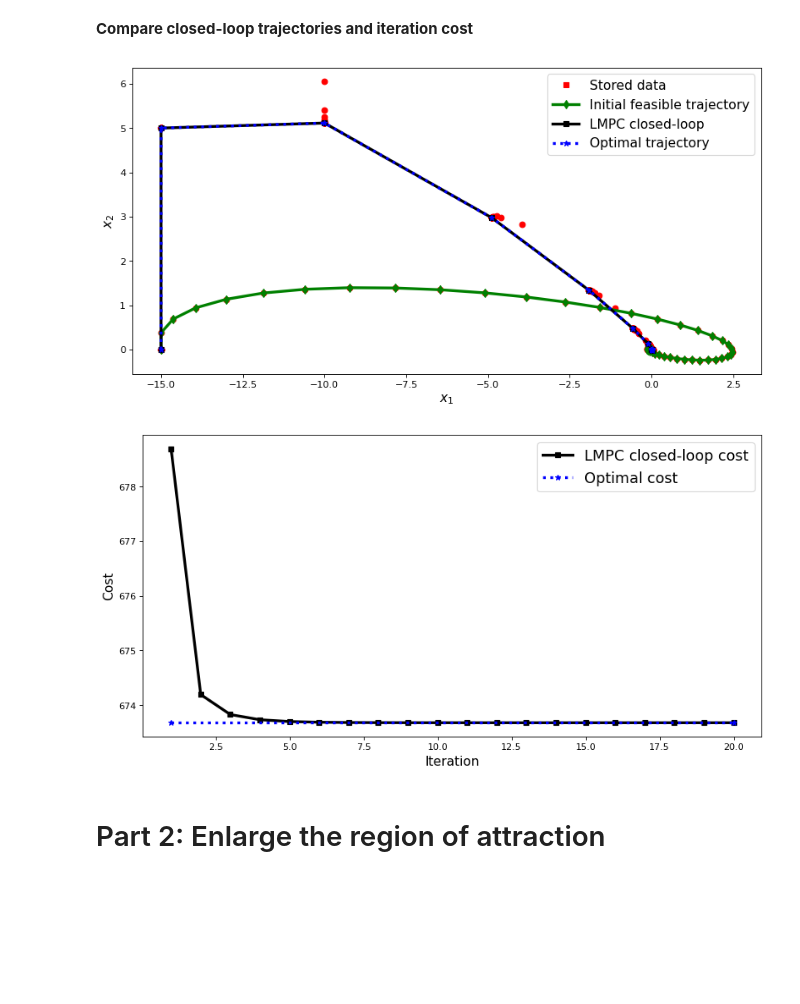
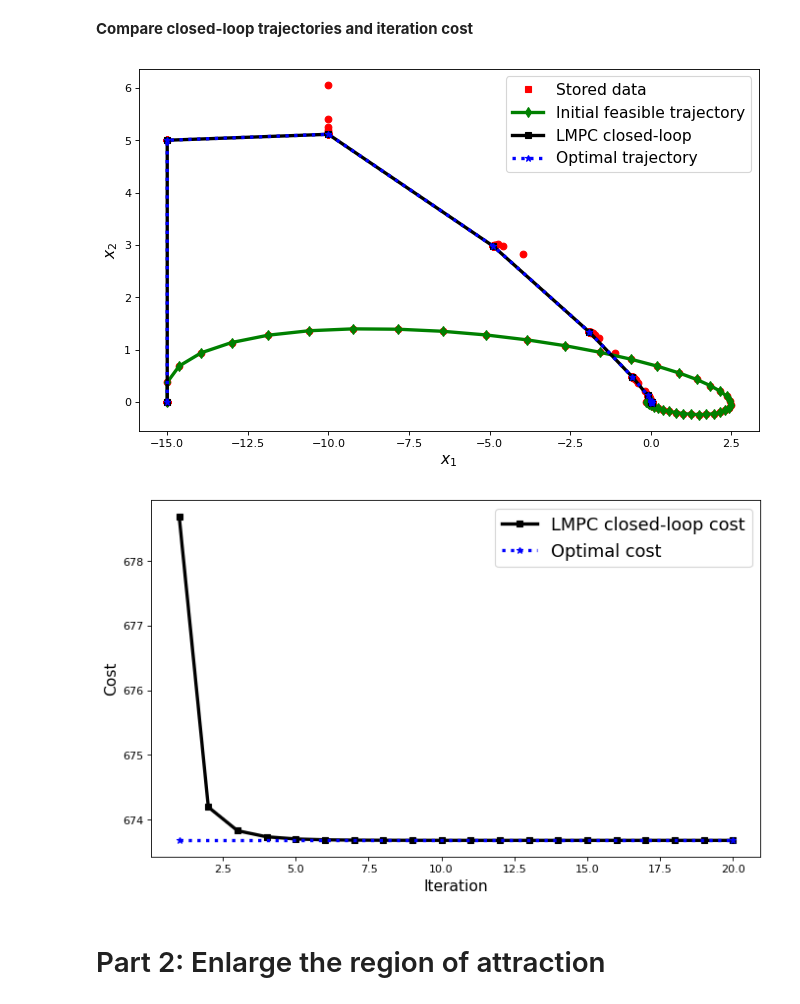
Before and after one commit to urosolia/Learning_Robust_MPC, a Jupyter notebook: Chapter_4/Ex1_LMPC_for_double_integrator/Ex1_LMPC_for_double_integrator.ipynb, the cells around one changed output. Cells and saved outputs as stored; diff of their text form; code cells hidden in the pictures; blank space fills up the shorter version.

Commit message:
working version of all LMPC examples

```diff
--- a/Chapter_4/Ex1_LMPC_for_double_integrator/Ex1_LMPC_for_double_integrator.ipynb
+++ b/Chapter_4/Ex1_LMPC_for_double_integrator/Ex1_LMPC_for_double_integrator.ipynb
@@ -77,7 +105,7 @@ plt.show()
 # Initialize LMPC object
 N_LMPC = 3 # horizon length
 Q1 = 0.01*Q
-lmpc = LMPC(N_LMPC, A, B, Q1, Q, R, x_max, u_max) # Initialize the LMPC (decide if you wanna use the CVX hull)
+lmpc = LMPC_CS(N_LMPC, A, B, Q1, Q, R, x_max, u_max) # Initialize the LMPC (decide if you wanna use the CVX hull)
 lmpc.addTrajectory(xcl_feasible, ucl_feasible) # Add feasible trajectory to the safe set
 
 totalIterations = 20 # Number of iterations to perform
@@ -144,27 +172,28 @@ Optimal cost is:  673.676653449659
 **Compare closed-loop trajectories and iteration cost**
 # %%
 it = len(lmpc.it_cost)
-plt.figure(figsize=(12, 6), dpi=80)
+plt.figure(figsize=(10, 6), dpi=80)
 plt.plot(lmpc.SS[0,:], lmpc.SS[1,:], 'or')
 plt.plot(0, 0, 'sr', label='Stored data')
 plt.plot(np.array(xcl_feasible).T[0,:], np.array(xcl_feasible).T[1,:], '-dg', linewidth=3, label='Initial feasible trajectory')
 plt.plot(np.array(xcl).T[0,:], np.array(xcl).T[1,:], '-sk', linewidth=3, label='LMPC closed-loop')
 plt.plot(xOpt[0,:], xOpt[1,:], ':*b', linewidth=3, label='Optimal trajectory')
 plt.legend(fontsize=14)
 plt.xlabel('$x_1$', fontsize=14)
 plt.ylabel('$x_2$', fontsize=14)
 plt.show()
 
-plt.figure(figsize=(12, 6), dpi=80)
+plt.figure(figsize=(10, 6), dpi=80)
 plt.plot(np.arange(1, len(lmpc.it_cost)), lmpc.it_cost[1:], '-sk', linewidth=3, label='LMPC closed-loop cost')
 plt.plot([1, len(lmpc.it_cost)-1], [costOpt[0], costOpt[0]], ':*b', linewidth=3, label='Optimal cost')
 plt.legend(fontsize=16)
 plt.xlabel('Iteration', fontsize=14)
 plt.ylabel('Cost', fontsize=14)
+plt.savefig('LinearLMPC_cost.png')
 plt.show()
 # %% [output]
-[figure, old version]
+[figure, new version]
-[figure, old version]
+[figure, new version]
 # %% [markdown]
 # Part 2: Enlarge the region of attraction
 # %%
```
Also changed, not shown: parts of 6 cells of this notebook, 16 other files.
